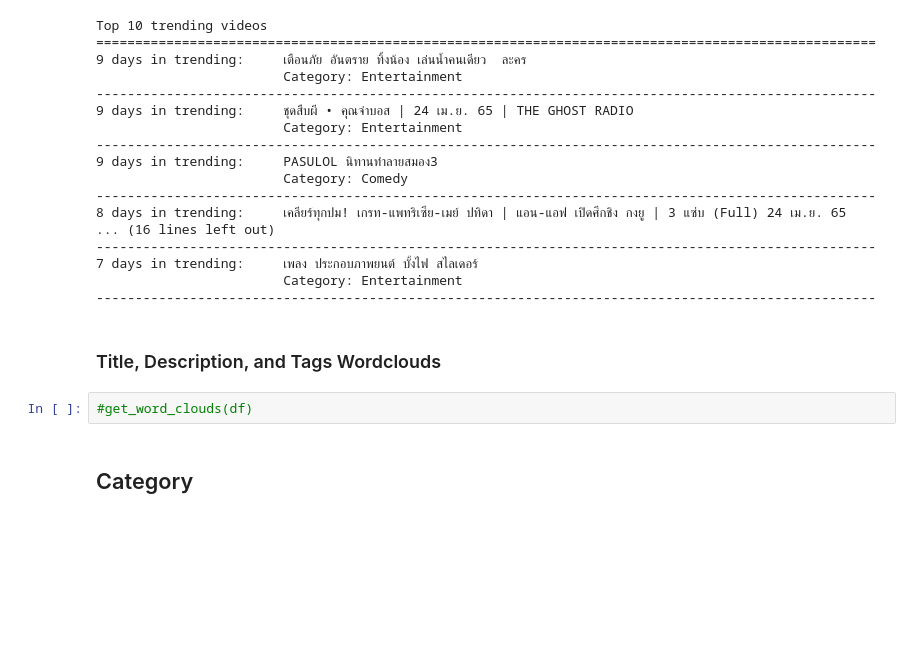
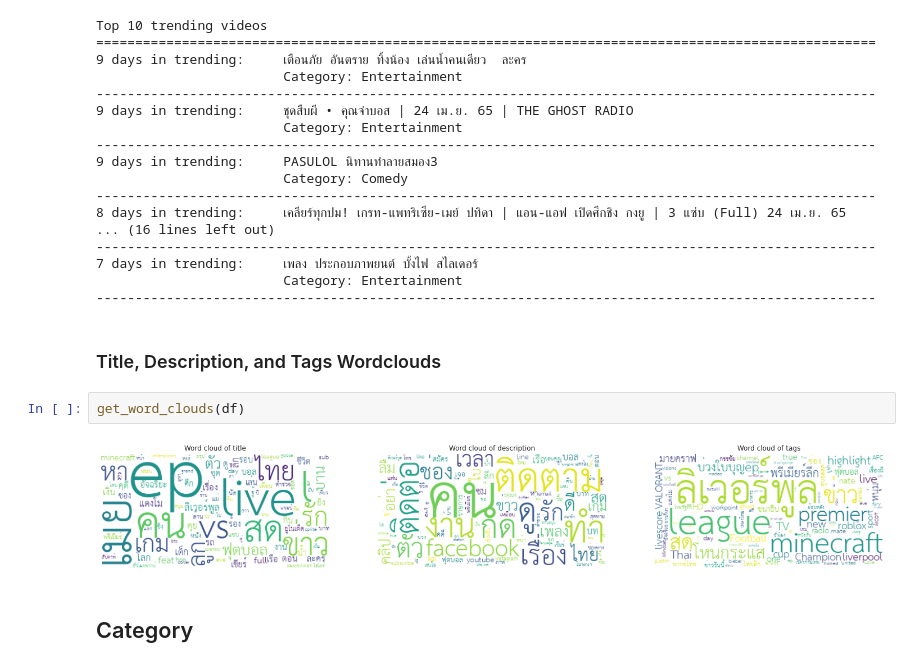
Before and after one commit to tontan2545/2143488-Big-Data-AI-Final-Project, a Jupyter notebook: analysis.ipynb, the cells around one changed output. Saved outputs shown, nothing was run; the diff lists cells and outputs as text; blank space fills up the shorter version.

```diff
--- a/analysis.ipynb
+++ b/analysis.ipynb
@@ -371,8 +371,10 @@ Top 10 trending videos
 ----------------------------------------------------------------------------------------------------
 # %% [markdown]
 ### Title, Description, and Tags Wordclouds
-# %%
-#get_word_clouds(df)
+# %%
+get_word_clouds(df)
+# %% [output]
+[figure, added]
 # %% [markdown]
 ## Category
 # %%
```
Also changed, not shown: parts of 15 cells of this notebook.
